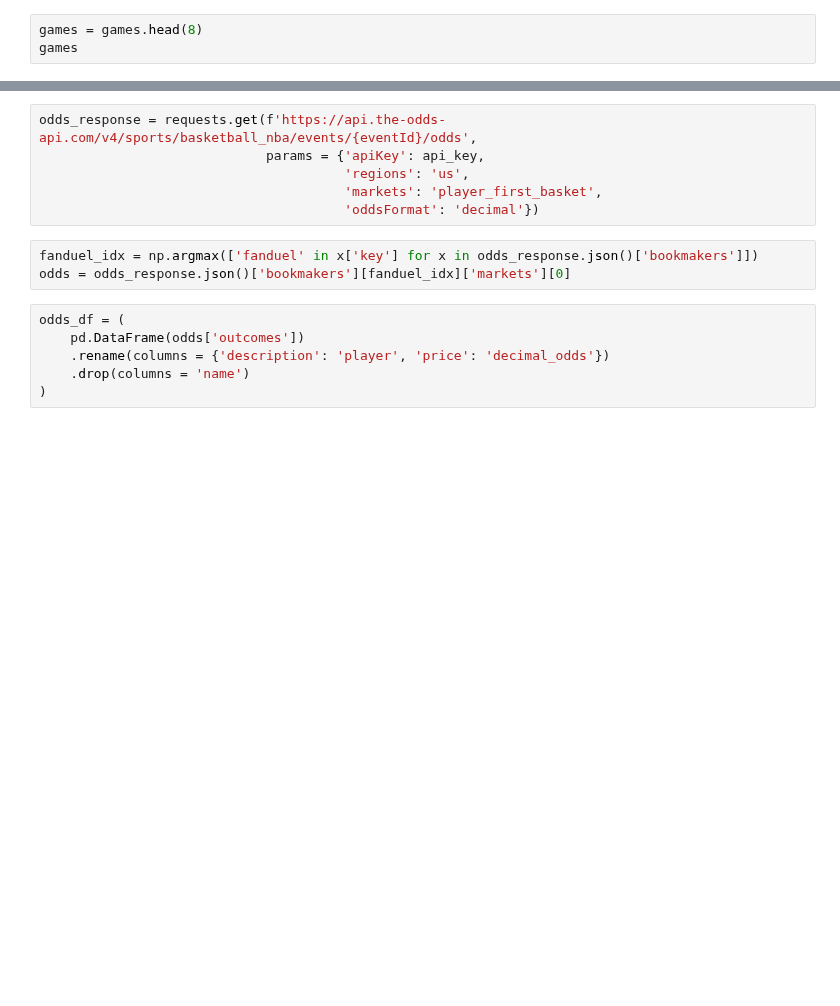
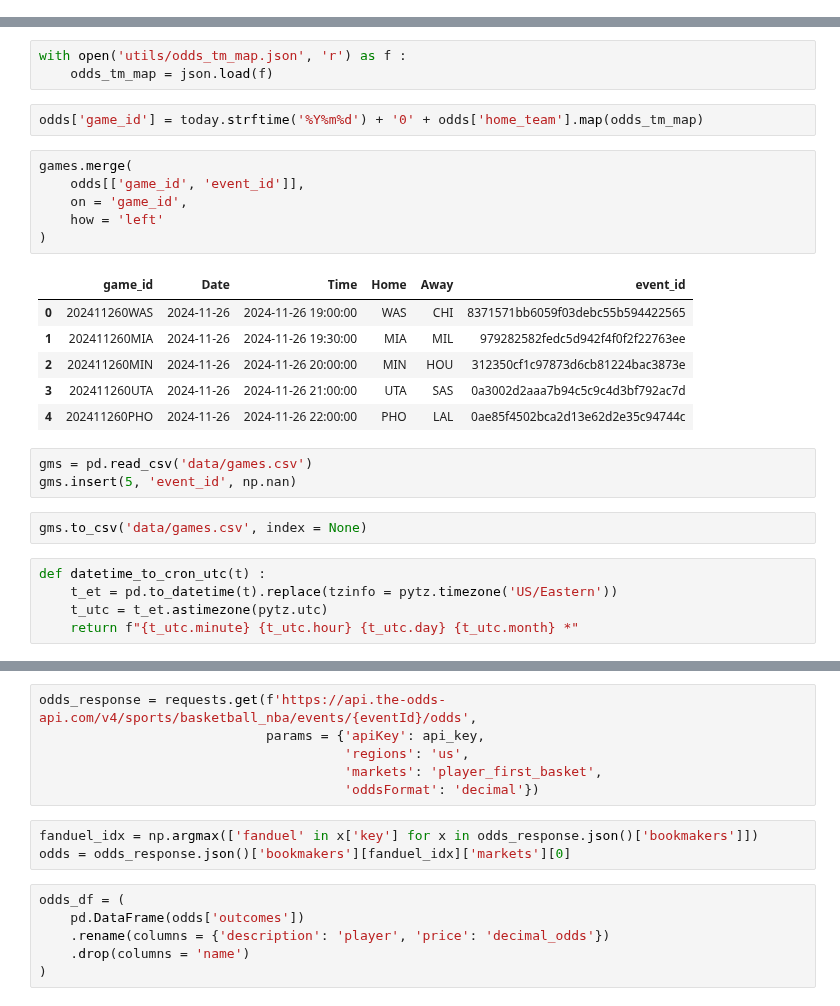
Before and after one commit to martinbog19/LeFirstBasket, a Jupyter notebook: odds.ipynb, the cells around one changed output, grey strips where cells are left out. Cells and saved outputs as stored; diff of their text form; blank space fills up the shorter version.

```diff
--- a/odds.ipynb
+++ b/odds.ipynb
@@ -120,3 +49,0 @@ games['commence_time'] = pd.to_datetime(games['commence_time'])
-# %%
-games = games.head(8)
-games
@@ -144,0 +60,28 @@ f0bfcb563a5de00b392bda6960db1796
+# %%
+with open('utils/odds_tm_map.json', 'r') as f :
+    odds_tm_map = json.load(f)
+# %%
+odds['game_id'] = today.strftime('%Y%m%d') + '0' + odds['home_team'].map(odds_tm_map)
+# %%
+games.merge(
+    odds[['game_id', 'event_id']],
+    on = 'game_id',
+    how = 'left'
+)
+# %% [output]
+|  | game_id | Date | Time | Home | Away | event_id |
+| 0 | 202411260WAS | 2024-11-26 | 2024-11-26 19:00:00 | WAS | CHI | 8371571bb6059f03debc55b594422565 |
+| 1 | 202411260MIA | 2024-11-26 | 2024-11-26 19:30:00 | MIA | MIL | 979282582fedc5d942f4f0f2f22763ee |
+| 2 | 202411260MIN | 2024-11-26 | 2024-11-26 20:00:00 | MIN | HOU | 312350cf1c97873d6cb81224bac3873e |
+| 3 | 202411260UTA | 2024-11-26 | 2024-11-26 21:00:00 | UTA | SAS | 0a3002d2aaa7b94c5c9c4d3bf792ac7d |
+| 4 | 202411260PHO | 2024-11-26 | 2024-11-26 22:00:00 | PHO | LAL | 0ae85f4502bca2d13e62d2e35c94744c |
+# %%
+gms = pd.read_csv('data/games.csv')
+gms.insert(5, 'event_id', np.nan)
+# %%
+gms.to_csv('data/games.csv', index = None)
+# %%
+def datetime_to_cron_utc(t) :
+    t_et = pd.to_datetime(t).replace(tzinfo = pytz.timezone('US/Eastern'))
+    t_utc = t_et.astimezone(pytz.utc)
+    return f"{t_utc.minute} {t_utc.hour} {t_utc.day} {t_utc.month} *"
```
Also changed, not shown: parts of 23 cells of this notebook, 2 other files.
